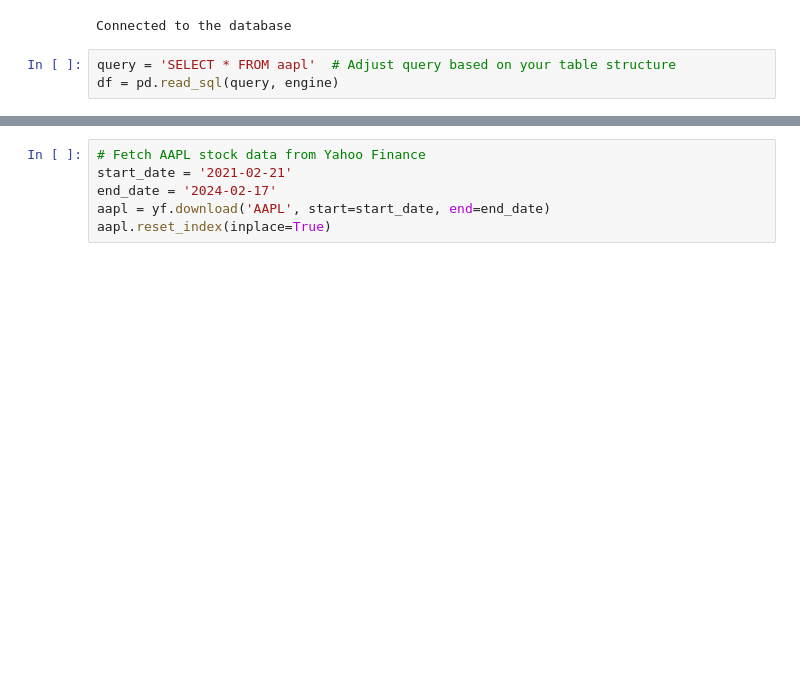
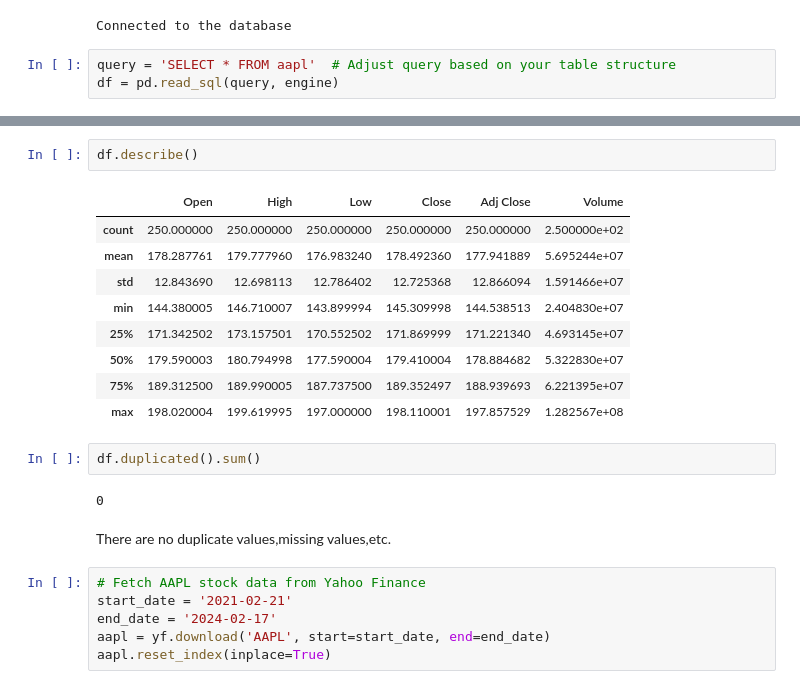
Before and after one commit to Hrishitcodethis/TBTFW_task, a Jupyter notebook: aapl1.ipynb, the cells around one changed output, grey strips where cells are left out. Drawn from its saved outputs; the diff is of its cells as text; blank space fills up the shorter version.

```diff
--- a/aapl1.ipynb
+++ b/aapl1.ipynb
@@ -47,3 +64,21 @@ df
+# %%
+df.describe()
+# %% [output]
+|  | Open | High | Low | Close | Adj Close | Volume |
+| count | 250.000000 | 250.000000 | 250.000000 | 250.000000 | 250.000000 | 2.500000e+02 |
+| mean | 178.287761 | 179.777960 | 176.983240 | 178.492360 | 177.941889 | 5.695244e+07 |
+| std | 12.843690 | 12.698113 | 12.786402 | 12.725368 | 12.866094 | 1.591466e+07 |
+| min | 144.380005 | 146.710007 | 143.899994 | 145.309998 | 144.538513 | 2.404830e+07 |
+| 25% | 171.342502 | 173.157501 | 170.552502 | 171.869999 | 171.221340 | 4.693145e+07 |
+| 50% | 179.590003 | 180.794998 | 177.590004 | 179.410004 | 178.884682 | 5.322830e+07 |
+| 75% | 189.312500 | 189.990005 | 187.737500 | 189.352497 | 188.939693 | 6.221395e+07 |
+| max | 198.020004 | 199.619995 | 197.000000 | 198.110001 | 197.857529 | 1.282567e+08 |
+# %%
+df.duplicated().sum()
+# %% [output]
+0
+# %% [markdown]
+There are no duplicate values,missing values,etc.
 # %%
 # Fetch AAPL stock data from Yahoo Finance
 start_date = '2021-02-21'
```
Also changed, not shown: parts of 4 cells of this notebook.
